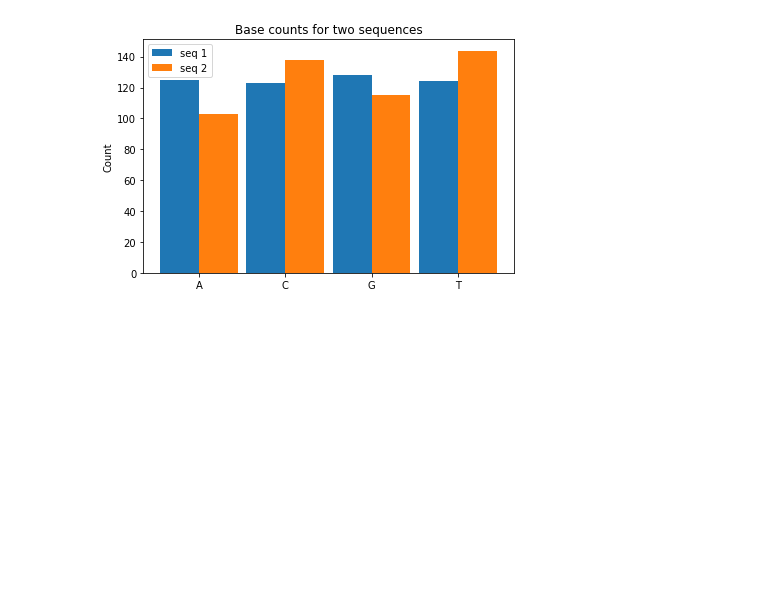
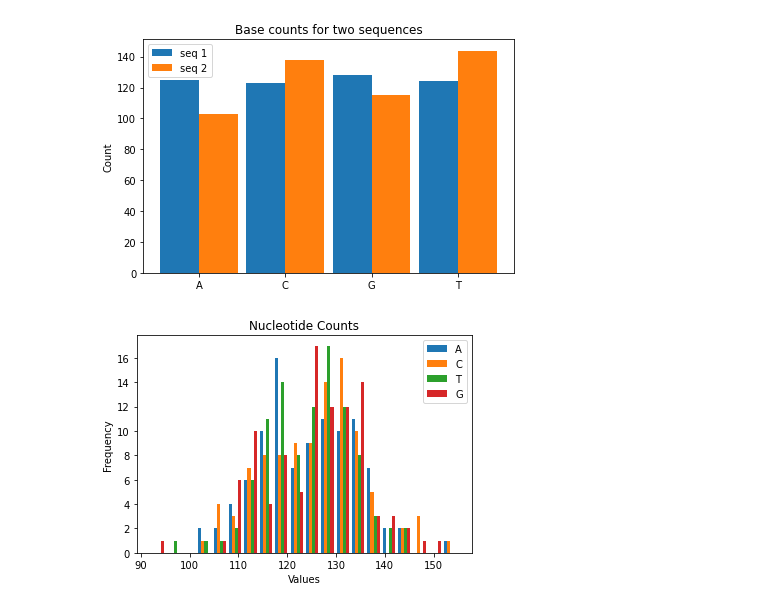
Before and after one commit to HJemil/Python, a Jupyter notebook: Comparing_two_DNA_Sequences.ipynb, the cells around one changed output. Saved outputs shown, nothing was run; the diff lists cells and outputs as text; code cells hidden in the pictures; blank space fills up the shorter version.

```diff
--- a/Comparing_two_DNA_Sequences.ipynb
+++ b/Comparing_two_DNA_Sequences.ipynb
@@ -73,3 +74,24 @@ fig.tight_layout()
 plt.show()
 # %% [output]
 [figure]
+# %%
+# (5) Create 100 random DNA squences with 500 nucelotides and compare hits.
+labels = ['A','C','G','T']
+counts = [[],[],[],[]]  # matplotlib automatically formats
+
+
+for seq in seqs:
+    counts[0]+= [(seq.count('A'))]
+    counts[1].append(seq.count('C'))
+    counts[2].append(seq.count('G'))
+    counts[3].append(seq.count('T'))
+
+# Plotting details
+plt.hist(counts, bins=20, label=["A","C","T","G"])
+plt.xlabel('Values')
+plt.ylabel('Frequency')
+plt.title('Nucleotide Counts')
+plt.legend(loc='upper right')
+plt.show()
+# %% [output]
+[figure, added]
```
Also changed, not shown: parts of 1 cell of this notebook.
